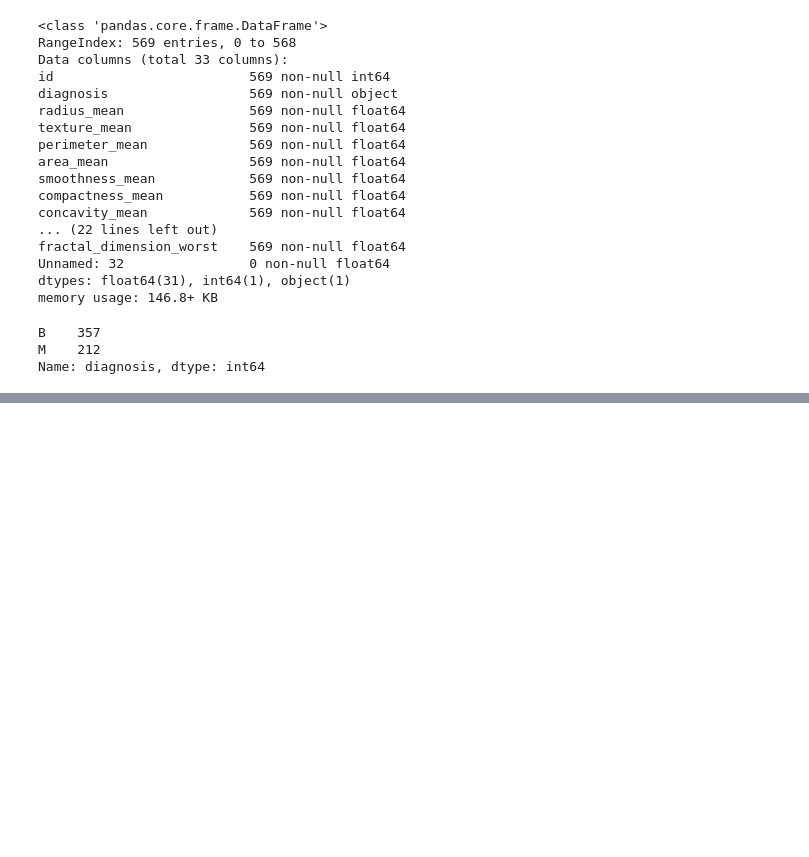
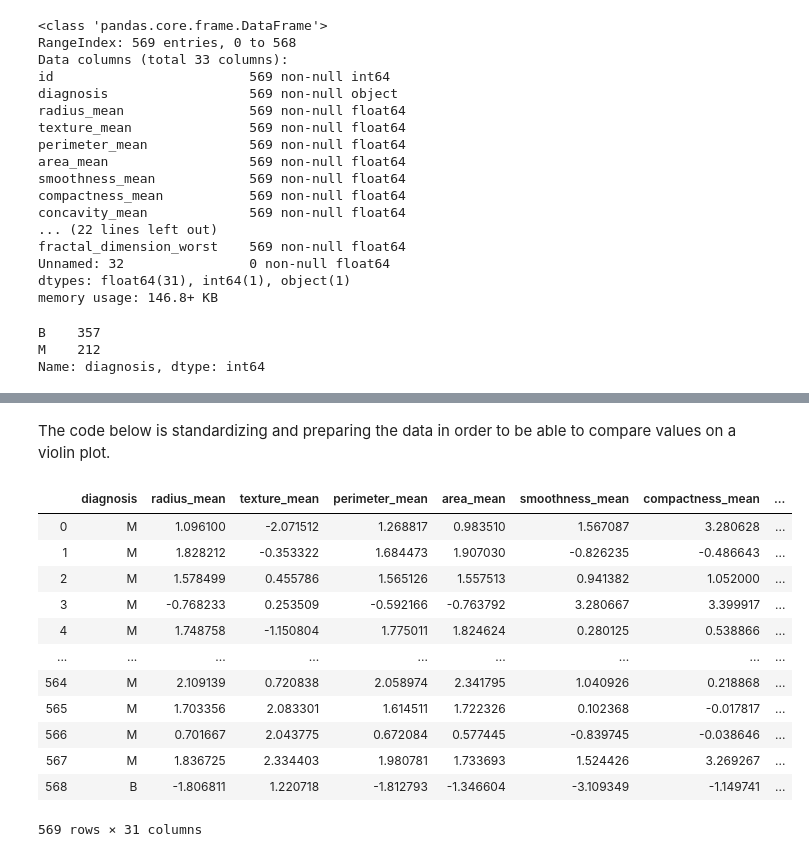
Before and after one commit to marcinsola/breast-cancer-analysis, a Jupyter notebook: breast-cancer-analysis.ipynb, the cells around one changed output, grey strips where cells are left out. Saved outputs shown, nothing was run; the diff lists cells and outputs as text; code cells hidden in the pictures; blank space fills up the shorter version.

```diff
--- a/breast-cancer-analysis.ipynb
+++ b/breast-cancer-analysis.ipynb
@@ -69,0 +93,20 @@ data.hist(figsize=(20, 20));
+# %% [markdown]
+The code below is standardizing and preparing the data in order to be able to compare values on a violin plot.
+# %%
+standardized = (X - X.mean()) / X.std()
+plt_data = pd.concat([y, standardized], axis=1)
+plt_data
+# %% [output]
+|  | diagnosis | radius_mean | texture_mean | perimeter_mean | area_mean | smoothness_mean | compactness_mean | ... |
+| 0 | M | 1.096100 | -2.071512 | 1.268817 | 0.983510 | 1.567087 | 3.280628 | ... |
+| 1 | M | 1.828212 | -0.353322 | 1.684473 | 1.907030 | -0.826235 | -0.486643 | ... |
+| 2 | M | 1.578499 | 0.455786 | 1.565126 | 1.557513 | 0.941382 | 1.052000 | ... |
+| 3 | M | -0.768233 | 0.253509 | -0.592166 | -0.763792 | 3.280667 | 3.399917 | ... |
+| 4 | M | 1.748758 | -1.150804 | 1.775011 | 1.824624 | 0.280125 | 0.538866 | ... |
+| ... | ... | ... | ... | ... | ... | ... | ... | ... |
+| 564 | M | 2.109139 | 0.720838 | 2.058974 | 2.341795 | 1.040926 | 0.218868 | ... |
+| 565 | M | 1.703356 | 2.083301 | 1.614511 | 1.722326 | 0.102368 | -0.017817 | ... |
+| 566 | M | 0.701667 | 2.043775 | 0.672084 | 0.577445 | -0.839745 | -0.038646 | ... |
+| 567 | M | 1.836725 | 2.334403 | 1.980781 | 1.733693 | 1.524426 | 3.269267 | ... |
+| 568 | B | -1.806811 | 1.220718 | -1.812793 | -1.346604 | -3.109349 | -1.149741 | ... |
+569 rows × 31 columns
```
Also changed, not shown: parts of 14 cells of this notebook.
